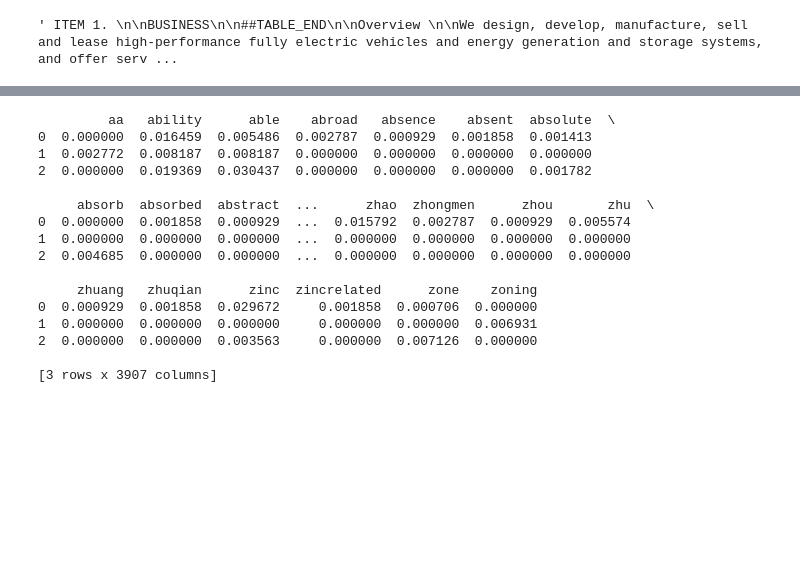
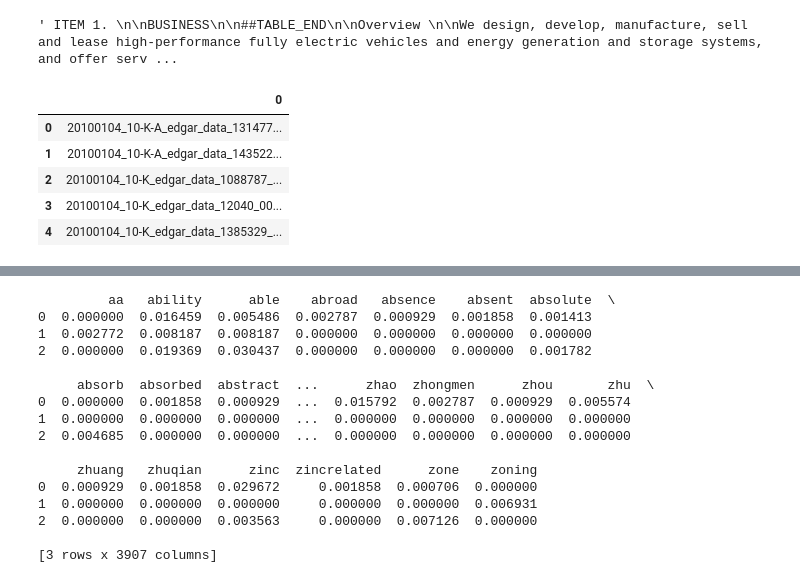
Before and after one commit to ruilongli/project_408, a Jupyter notebook: Untitled.ipynb, the cells around one changed output, grey strips where cells are left out. Cells and saved outputs as stored; diff of their text form; code cells hidden in the pictures; blank space fills up the shorter version.

```diff
--- a/Untitled.ipynb
+++ b/Untitled.ipynb
@@ -165,23 +166,31 @@ item_1_text
 # %%
 #start to load all 10k fillings
 import os
 from pathlib import Path
 import re
 import nltk
 from nltk.sentiment.vader import SentimentIntensityAnalyzer
 from nltk.corpus import stopwords
 from nltk.tokenize import word_tokenize
 from nltk.stem import WordNetLemmatizer
 from sklearn.feature_extraction.text import TfidfVectorizer
 from sklearn.feature_extraction.text import CountVectorizer
 
 
 # Specify the directory path
 directory = 'C:/Users/Lenovo/Desktop/10-X_C_2006-2010/QTR1'
 os.chdir(directory)
 
 # Get all file names in the directory
-file_names =pd.DataFrame(os.listdir(directory))
+file_names =pd.DataFrame(os.listdir(directory))[:5]
+file_names.head()
+# %% [output]
+|  | 0 |
+| 0 | 20100104_10-K-A_edgar_data_131477... |
+| 1 | 20100104_10-K-A_edgar_data_143522... |
+| 2 | 20100104_10-K_edgar_data_1088787_... |
+| 3 | 20100104_10-K_edgar_data_12040_00... |
+| 4 | 20100104_10-K_edgar_data_1385329_... |
 # %%
 def getFillingInfo(file_name):#this function is to get the information part of the file title
     name_parts = file_name.split('_')
```
Also changed, not shown: parts of 15 cells of this notebook, 1 other file.
